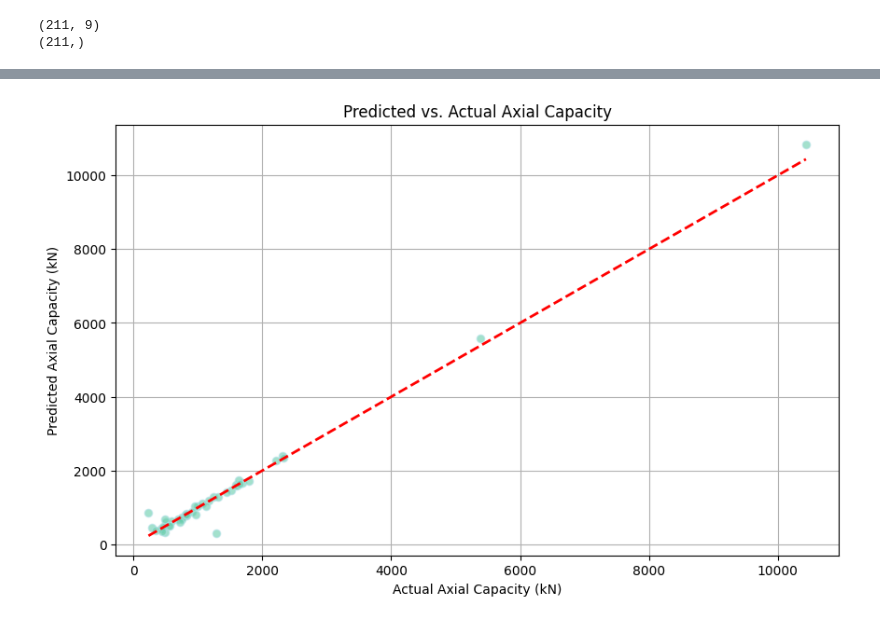
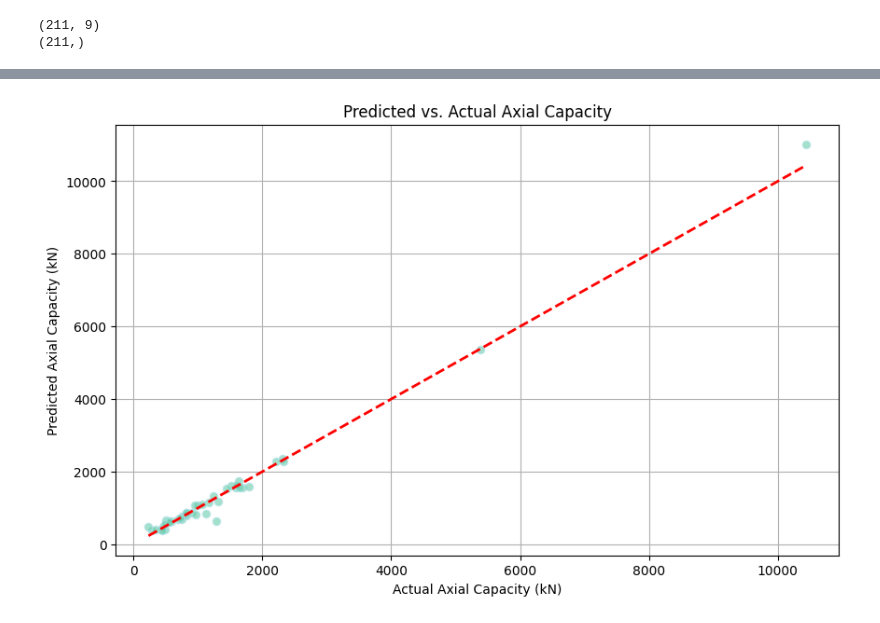
Before and after one commit to AnthonyKelly8/ENGG_680_Project, a Jupyter notebook: Code/CatBoost_ENGG680.ipynb, the cells around one changed output, grey strips where cells are left out. Saved outputs shown, nothing was run; the diff lists cells and outputs as text; code cells hidden in the pictures.

```diff
--- a/Code/CatBoost_ENGG680.ipynb
+++ b/Code/CatBoost_ENGG680.ipynb
@@ -198,0 +208,3 @@ plt.show()
+# %%
+# Fit GridSearchCV
+grid_search.fit(X_train, y_train)
@@ -198,0 +223,6 @@ plt.show()
+# %%
+# Retrieve the best model
+best_catboost_model = grid_search.best_estimator_
+
+# Print the best parameters and R^2 score
+print("Best Parameters:", grid_search.best_params_)
@@ -198,0 +231,30 @@ plt.show()
+# %%
+# Define MAPE function
+def mean_absolute_percentage_error(y_true, y_pred):
+    epsilon = np.finfo(np.float64).eps
+    return np.mean(np.abs((y_true - y_pred) / (y_true + epsilon))) * 100
+
+# Predictions on training and test sets
+y_train_pred = best_catboost_model.predict(X_train)
+y_test_pred = best_catboost_model.predict(X_test)
+
+# Training set metrics
+train_mse = mean_squared_error(y_train, y_train_pred)
+train_r2 = r2_score(y_train, y_train_pred)
+train_mape = mean_absolute_percentage_error(y_train, y_train_pred)
+
+# Test set metrics
+test_mse = mean_squared_error(y_test, y_test_pred)
+test_r2 = r2_score(y_test, y_test_pred)
+test_mape = mean_absolute_percentage_error(y_test, y_test_pred)
+
+# Display metrics
+print("\nTraining Set Metrics:")
+print(f"  R^2: {train_r2:.3f}")
+print(f"  MSE: {train_mse:.3f}")
+print(f"  MAPE: {train_mape:.3f}%")
+
+print("\nTest Set Metrics:")
+print(f"  R^2: {test_r2:.3f}")
+print(f"  MSE: {test_mse:.3f}")
+print(f"  MAPE: {test_mape:.3f}%")
@@ -199,12 +271,12 @@ plt.show()
 # %%
 # Scatter Plot: Predicted vs. Actual Values
 plt.figure(figsize=(10, 6))
-plt.scatter(y_test, y_pred, alpha=0.6, color='mediumaquamarine', edgecolors='powderblue')
+plt.scatter(y_test, y_test_pred, alpha=0.6, color='mediumaquamarine', edgecolors='powderblue')
 plt.plot([y_test.min(), y_test.max()], [y_test.min(), y_test.max()], 'r--', linewidth=2)
 plt.xlabel('Actual Axial Capacity (kN)')
 plt.ylabel('Predicted Axial Capacity (kN)')
 plt.title('Predicted vs. Actual Axial Capacity')
 plt.grid(True)
 plt.show()
 # %% [output]
-[figure, old version]
+[figure, new version]
```
Also changed, not shown: parts of 25 cells of this notebook, 4 other files.
